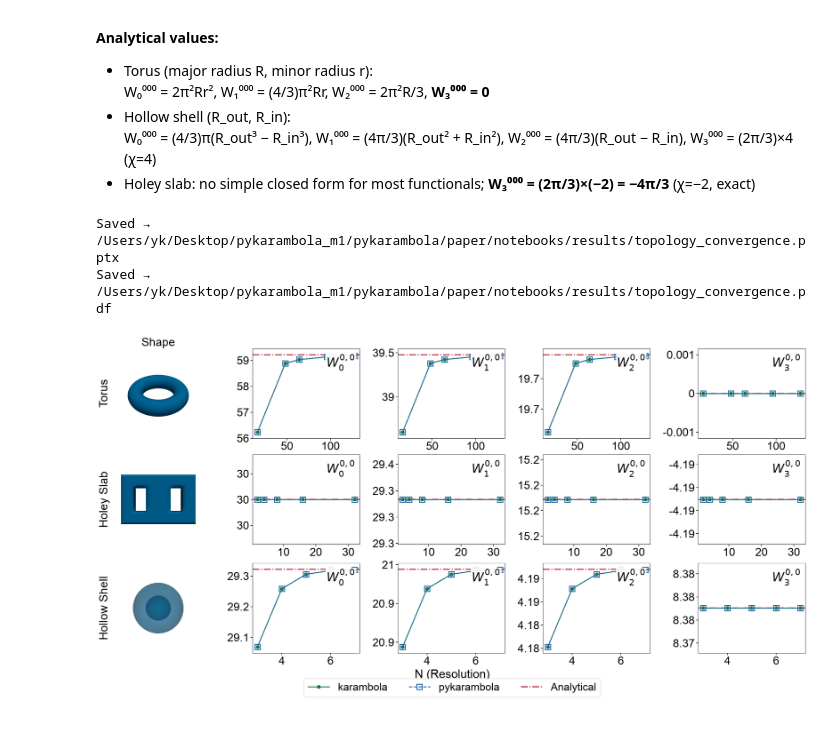
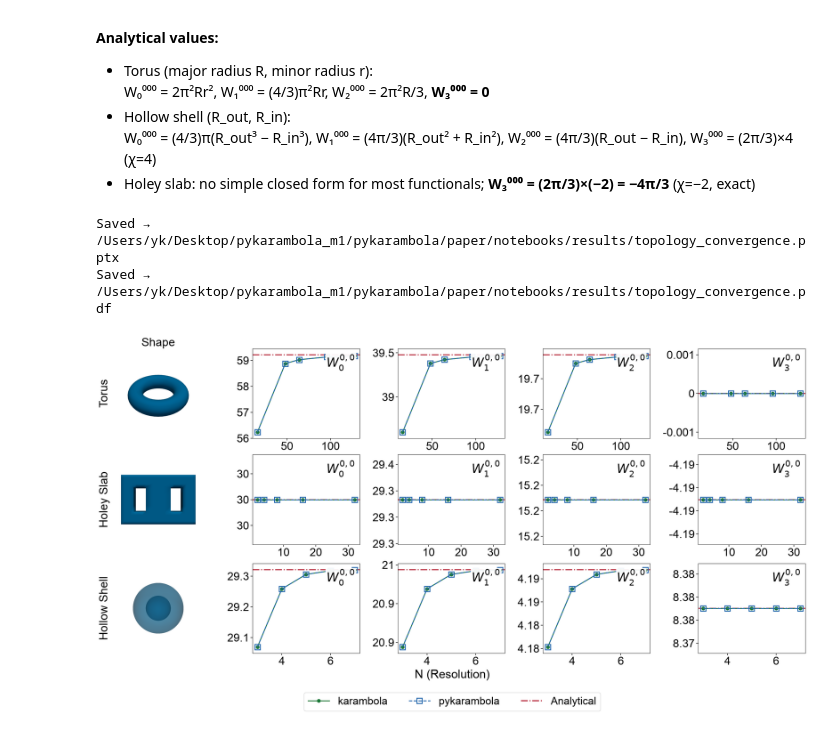
Before and after one commit to Ishihara-SynthMorph/pykarambola, a Jupyter notebook: paper/notebooks/topology_validation.ipynb, the cells around one changed output. Saved outputs shown, nothing was run; the diff lists cells and outputs as text; code cells hidden in the pictures.

```diff
--- a/paper/notebooks/topology_validation.ipynb
+++ b/paper/notebooks/topology_validation.ipynb
@@ -974,32 +974,32 @@ if df_k is not None:
             ax.ticklabel_format(useOffset=False, style='plain', axis='y')
             if key in an:
                 vals = np.concatenate([subset_k[f'{key}_k'].values,
                                        subset_k[f'{key}_py'].values, [an[key]]])
                 lo, hi = vals.min(), vals.max()
                 span = hi - lo
                 floor = max(abs(an[key]), 1.0) * 1e-3     # don't zoom tighter than ~0.1%
                 if span < floor:                          # essentially converged → widen
                     mid = an[key]
                     lo, hi = mid - floor, mid + floor
                 pad = 0.08 * (hi - lo)
                 ax.set_ylim(lo - pad, hi + pad)
                 ax.yaxis.set_major_formatter(FormatStrFormatter('%.3g'))
             ax.text(0.96, 0.94, SCALAR_LATEX[key], transform=ax.transAxes, ha='right', va='top',
                     fontsize=BASE_FONT+2, bbox=dict(facecolor='white', alpha=0.95, edgecolor='none', pad=2))
 
     fig.supxlabel('n (resolution)'.title(), fontsize=BASE_FONT+1)
     handles = [Line2D([0],[0],color=C_K,  marker='o', ms=8,  lw=2.2, label='karambola'),
                Line2D([0],[0],color=C_PY, marker='s', ms=13, lw=2.2, ls='--', mfc='none', mew=2.2, label='pykarambola'),
                Line2D([0],[0],color=C_AN, ls='-.', lw=2.6, label='Analytical')]
     fig.legend(handles=handles, loc='lower center', ncol=3, framealpha=0.9,
-               fontsize=BASE_FONT-2, bbox_to_anchor=(0.5, -0.06))
+               fontsize=BASE_FONT-2, bbox_to_anchor=(0.5, -0.1))
     save_path = os.path.join(RESULTS_DIR, 'topology_convergence.pdf')
     plt.savefig(save_path, dpi=150, bbox_inches='tight')
     save_figure_pptx(save_path.replace('.pdf', '.pptx'))
     print(f'Saved → {save_path}'); plt.show()
 else:
     print('Karambola results not available — skipping convergence plot.')
 # %% [output]
 Saved → /Users/yk/Desktop/pykarambola_m1/pykarambola/paper/notebooks/results/topology_convergence.pptx
 Saved → /Users/yk/Desktop/pykarambola_m1/pykarambola/paper/notebooks/results/topology_convergence.pdf
-[figure, old version]
+[figure, new version]
```
Also changed, not shown: 6 other files.
